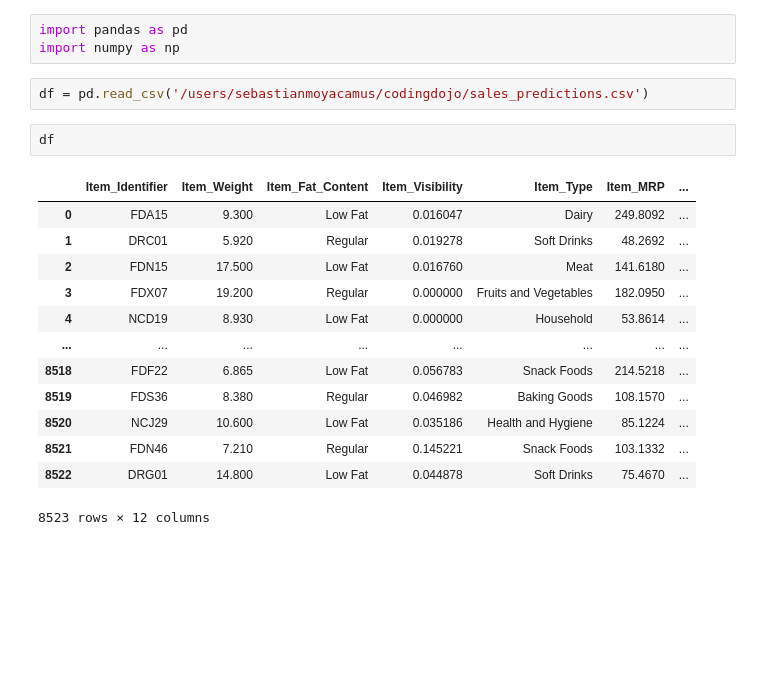
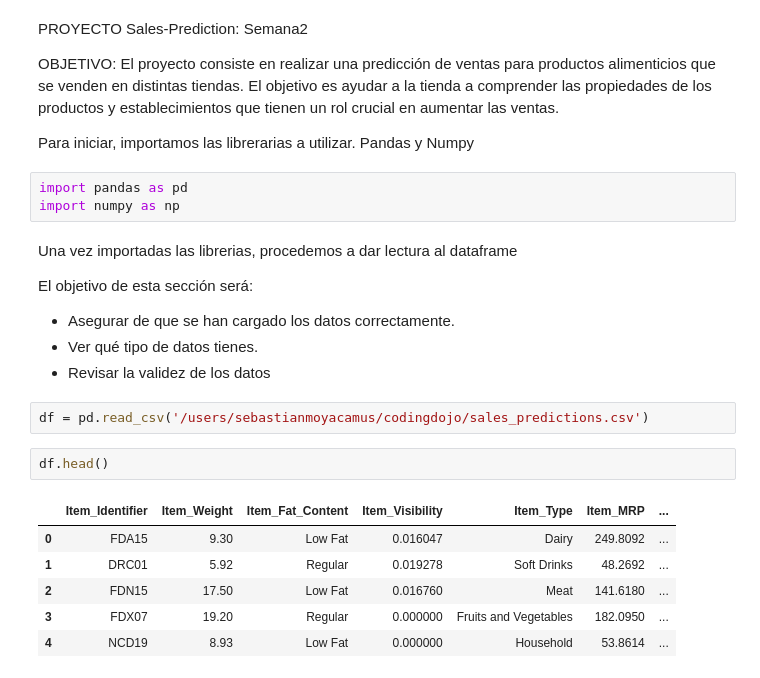
Before and after one commit to ap539813/sales-predictions, a Jupyter notebook: Sales.ipynb, the cells around one changed output. Cells and saved outputs as stored; diff of their text form; blank space fills up the shorter version.

```diff
--- a/Sales.ipynb
+++ b/Sales.ipynb
@@ -1,21 +1,28 @@
+# %% [markdown]
+PROYECTO Sales-Prediction: Semana2
+
+OBJETIVO: El proyecto consiste en realizar una predicción de ventas para productos alimenticios que se venden en distintas tiendas. El objetivo es ayudar a la tienda a comprender las propiedades de los productos y establecimientos que tienen un rol crucial en aumentar las ventas.
+
+Para iniciar, importamos las librerarias a utilizar. Pandas y Numpy
 # %%
 import pandas as pd
 import numpy as np
+# %% [markdown]
+Una vez importadas las librerias, procedemos a dar lectura al dataframe
+
+El objetivo de esta sección será:
+
+- Asegurar de que se han cargado los datos correctamente.
+- Ver qué tipo de datos tienes.
+- Revisar la validez de los datos
 # %%
 df = pd.read_csv('/users/sebastianmoyacamus/codingdojo/sales_predictions.csv')
 # %%
-df
+df.head()
 # %% [output]
 |  | Item_Identifier | Item_Weight | Item_Fat_Content | Item_Visibility | Item_Type | Item_MRP | ... |
-| 0 | FDA15 | 9.300 | Low Fat | 0.016047 | Dairy | 249.8092 | ... |
-| 1 | DRC01 | 5.920 | Regular | 0.019278 | Soft Drinks | 48.2692 | ... |
-| 2 | FDN15 | 17.500 | Low Fat | 0.016760 | Meat | 141.6180 | ... |
-| 3 | FDX07 | 19.200 | Regular | 0.000000 | Fruits and Vegetables | 182.0950 | ... |
-| 4 | NCD19 | 8.930 | Low Fat | 0.000000 | Household | 53.8614 | ... |
-| ... | ... | ... | ... | ... | ... | ... | ... |
-| 8518 | FDF22 | 6.865 | Low Fat | 0.056783 | Snack Foods | 214.5218 | ... |
-| 8519 | FDS36 | 8.380 | Regular | 0.046982 | Baking Goods | 108.1570 | ... |
-| 8520 | NCJ29 | 10.600 | Low Fat | 0.035186 | Health and Hygiene | 85.1224 | ... |
-| 8521 | FDN46 | 7.210 | Regular | 0.145221 | Snack Foods | 103.1332 | ... |
-| 8522 | DRG01 | 14.800 | Low Fat | 0.044878 | Soft Drinks | 75.4670 | ... |
+| 0 | FDA15 | 9.30 | Low Fat | 0.016047 | Dairy | 249.8092 | ... |
+| 1 | DRC01 | 5.92 | Regular | 0.019278 | Soft Drinks | 48.2692 | ... |
+| 2 | FDN15 | 17.50 | Low Fat | 0.016760 | Meat | 141.6180 | ... |
+| 3 | FDX07 | 19.20 | Regular | 0.000000 | Fruits and Vegetables | 182.0950 | ... |
+| 4 | NCD19 | 8.93 | Low Fat | 0.000000 | Household | 53.8614 | ... |
-8523 rows × 12 columns
```
Also changed, not shown: parts of 16 cells of this notebook, 1 other file.
